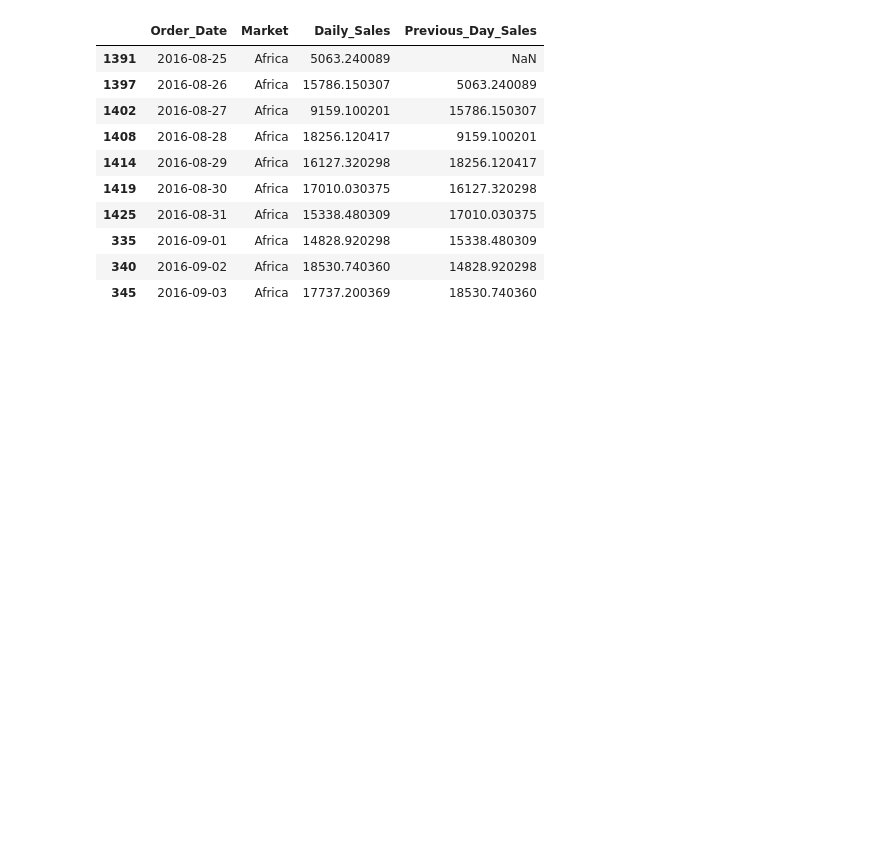
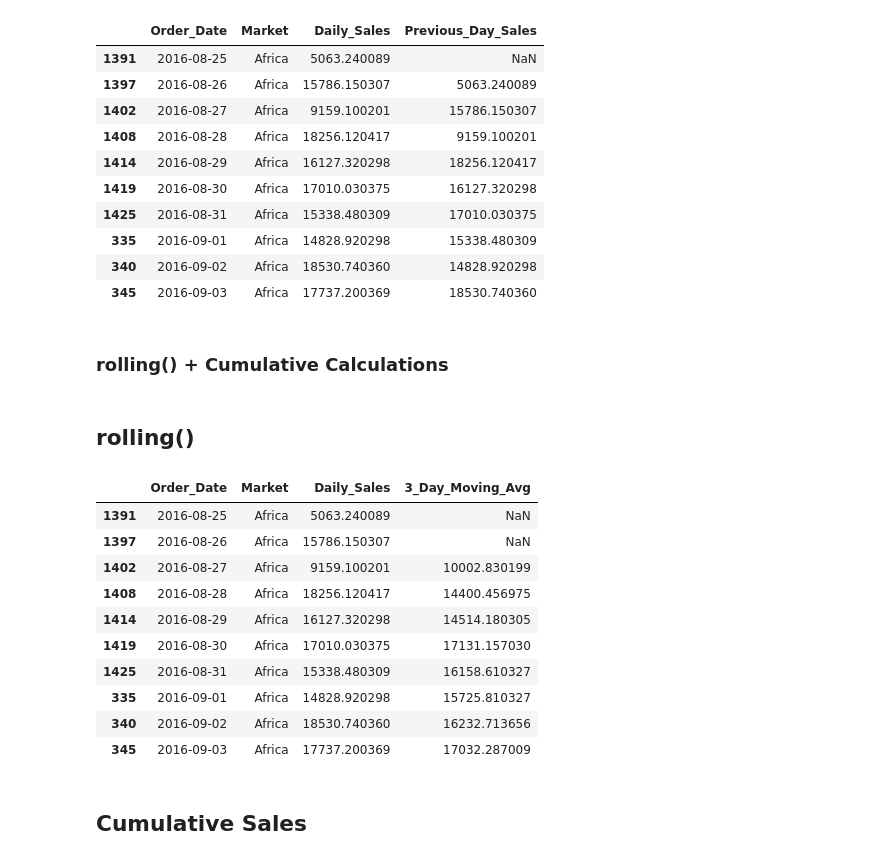
Before and after one commit to ivaibhavpawar1045/Python-Data-Analytics, a Jupyter notebook: 28_advanced_pandas_III/advanced_pandas.ipynb, the cells around one changed output. Cells and saved outputs as stored; diff of their text form; code cells hidden in the pictures; blank space fills up the shorter version.

```diff
--- a/28_advanced_pandas_III/advanced_pandas.ipynb
+++ b/28_advanced_pandas_III/advanced_pandas.ipynb
@@ -350,3 +350,7 @@ daily_sales.head(10)
 | 335 | 2016-09-01 | Africa | 14828.920298 | 15338.480309 |
 | 340 | 2016-09-02 | Africa | 18530.740360 | 14828.920298 |
 | 345 | 2016-09-03 | Africa | 17737.200369 | 18530.740360 |
+# %% [markdown]
+### rolling() + Cumulative Calculations
+# %% [markdown]
+## rolling()
@@ -352,0 +370,18 @@ daily_sales.head(10)
+# %%
+daily_sales[
+    ["Order_Date", "Market", "Daily_Sales", "3_Day_Moving_Avg"]
+].head(10)
+# %% [output]
+|  | Order_Date | Market | Daily_Sales | 3_Day_Moving_Avg |
+| 1391 | 2016-08-25 | Africa | 5063.240089 | NaN |
+| 1397 | 2016-08-26 | Africa | 15786.150307 | NaN |
+| 1402 | 2016-08-27 | Africa | 9159.100201 | 10002.830199 |
+| 1408 | 2016-08-28 | Africa | 18256.120417 | 14400.456975 |
+| 1414 | 2016-08-29 | Africa | 16127.320298 | 14514.180305 |
+| 1419 | 2016-08-30 | Africa | 17010.030375 | 17131.157030 |
+| 1425 | 2016-08-31 | Africa | 15338.480309 | 16158.610327 |
+| 335 | 2016-09-01 | Africa | 14828.920298 | 15725.810327 |
+| 340 | 2016-09-02 | Africa | 18530.740360 | 16232.713656 |
+| 345 | 2016-09-03 | Africa | 17737.200369 | 17032.287009 |
+# %% [markdown]
+##   Cumulative Sales
```
Also changed, not shown: parts of 11 cells of this notebook.
